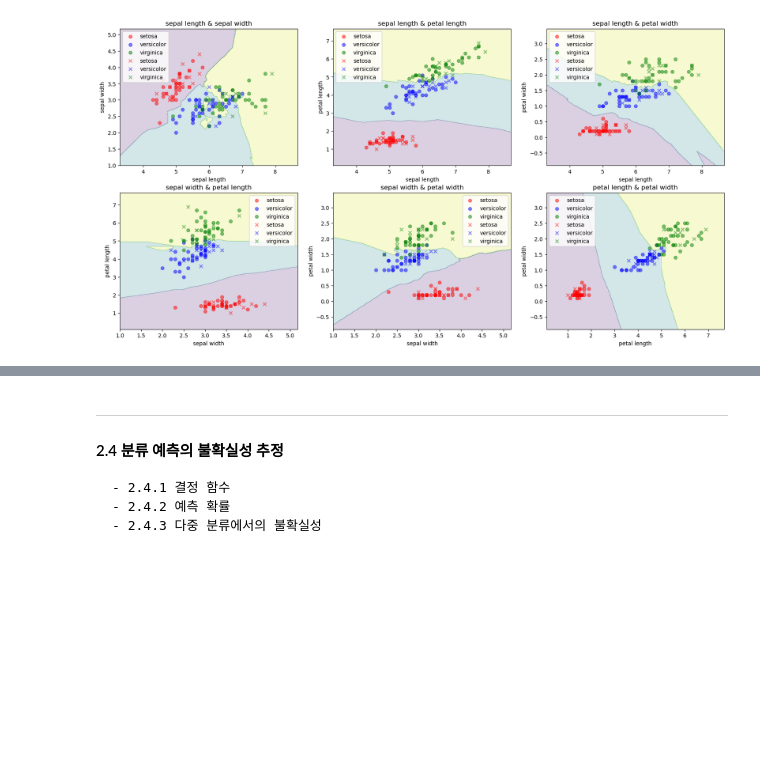
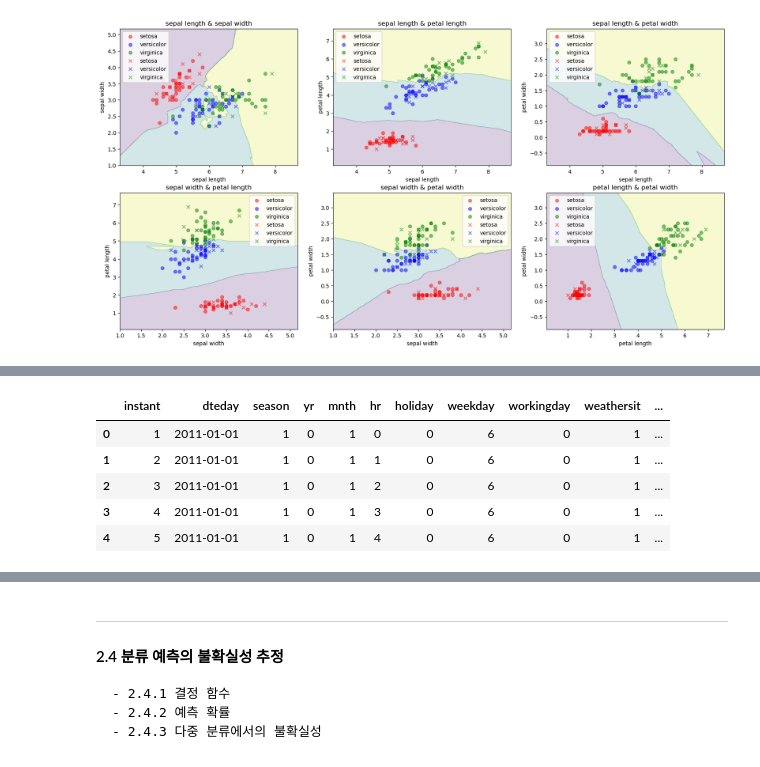
Before and after one commit to KIM-DKA/Intro_to_ML_Python, a Jupyter notebook: ch2/Supervised Learning.ipynb, the cells around one changed output, grey strips where cells are left out. Drawn from its saved outputs; the diff is of its cells as text; code cells hidden in the pictures; blank space fills up the shorter version.

```diff
--- a/ch2/Supervised Learning.ipynb
+++ b/ch2/Supervised Learning.ipynb
@@ -256,0 +351,15 @@ print(f'fscore[2(precision * recall)/(precision + recall)))]: {fscore[1]:.3f}')
+# %%
+# Read Data
+
+bike_zip = zipfile.ZipFile('./bike_data.zip')
+bike_data = pd.read_csv(bike_zip.open('hour.csv'))
+bike_zip.close()
+
+bike_data.head()
+# %% [output]
+|  | instant | dteday | season | yr | mnth | hr | holiday | weekday | workingday | weathersit | ... |
+| 0 | 1 | 2011-01-01 | 1 | 0 | 1 | 0 | 0 | 6 | 0 | 1 | ... |
+| 1 | 2 | 2011-01-01 | 1 | 0 | 1 | 1 | 0 | 6 | 0 | 1 | ... |
+| 2 | 3 | 2011-01-01 | 1 | 0 | 1 | 2 | 0 | 6 | 0 | 1 | ... |
+| 3 | 4 | 2011-01-01 | 1 | 0 | 1 | 3 | 0 | 6 | 0 | 1 | ... |
+| 4 | 5 | 2011-01-01 | 1 | 0 | 1 | 4 | 0 | 6 | 0 | 1 | ... |
```
Also changed, not shown: parts of 22 cells of this notebook, 11 other files.
